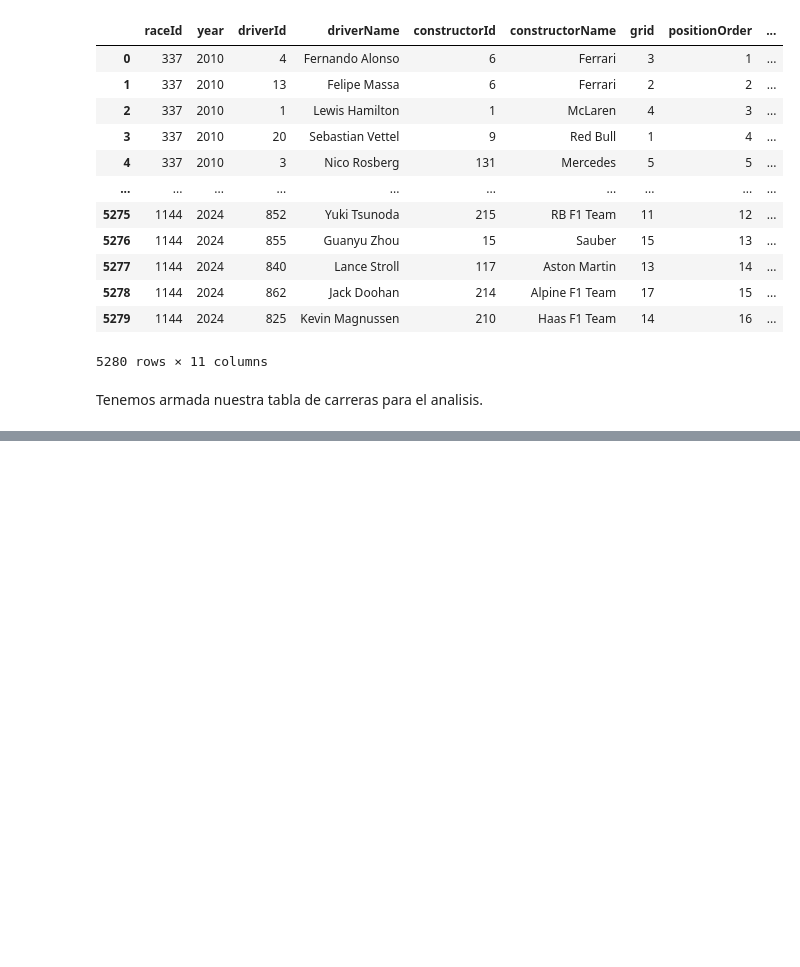
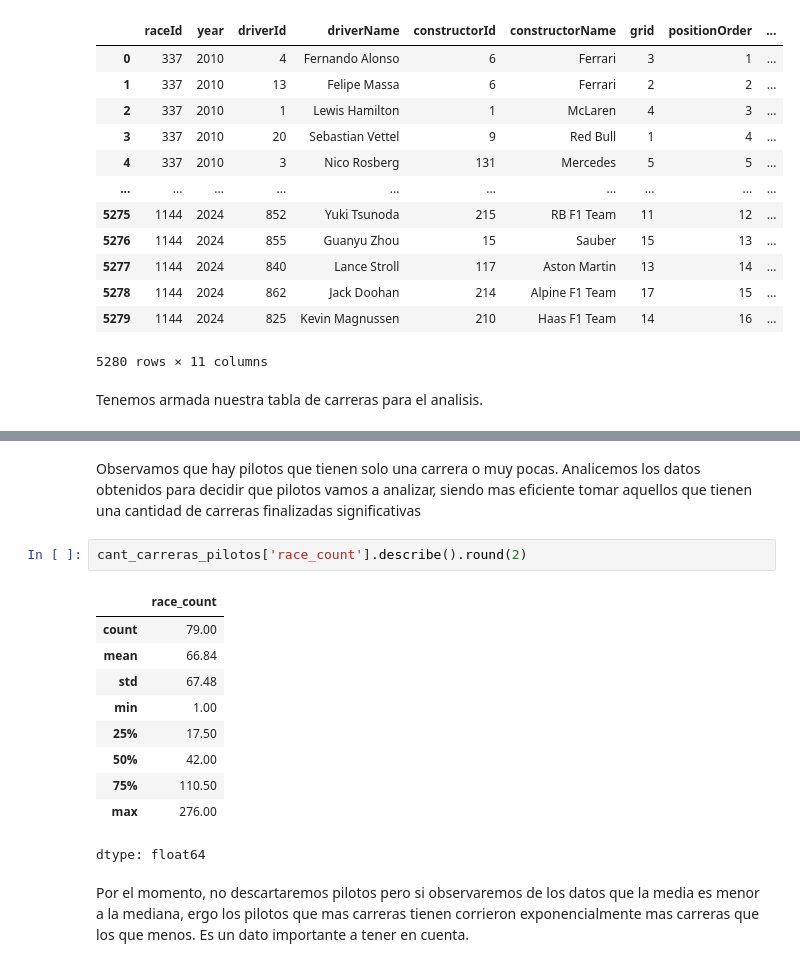
Before and after one commit to Joaquin-Lobato-Adinolfi/TP_LMC_F1_Analysis, a Jupyter notebook: TP_LMC_F1_Analysis.ipynb, the cells around one changed output, grey strips where cells are left out. Drawn from its saved outputs; the diff is of its cells as text; blank space fills up the shorter version.

```diff
--- a/TP_LMC_F1_Analysis.ipynb
+++ b/TP_LMC_F1_Analysis.ipynb
@@ -992,0 +1009,17 @@ Tenemos ambas tablas listas para continuar el analisis
+# %% [markdown]
+Observamos que hay pilotos que tienen solo una carrera o muy pocas. Analicemos los datos obtenidos para decidir que pilotos vamos a analizar, siendo mas eficiente tomar aquellos que tienen una cantidad de carreras finalizadas significativas
+# %%
+cant_carreras_pilotos['race_count'].describe().round(2)
+# %% [output]
+|  | race_count |
+| count | 79.00 |
+| mean | 66.84 |
+| std | 67.48 |
+| min | 1.00 |
+| 25% | 17.50 |
+| 50% | 42.00 |
+| 75% | 110.50 |
+| max | 276.00 |
+dtype: float64
+# %% [markdown]
+Por el momento, no descartaremos pilotos pero si observaremos de los datos que la media es menor a la mediana, ergo los pilotos que mas carreras tienen corrieron exponencialmente mas carreras que los que menos. Es un dato importante a tener en cuenta.
```
Also changed, not shown: parts of 8 cells of this notebook.
